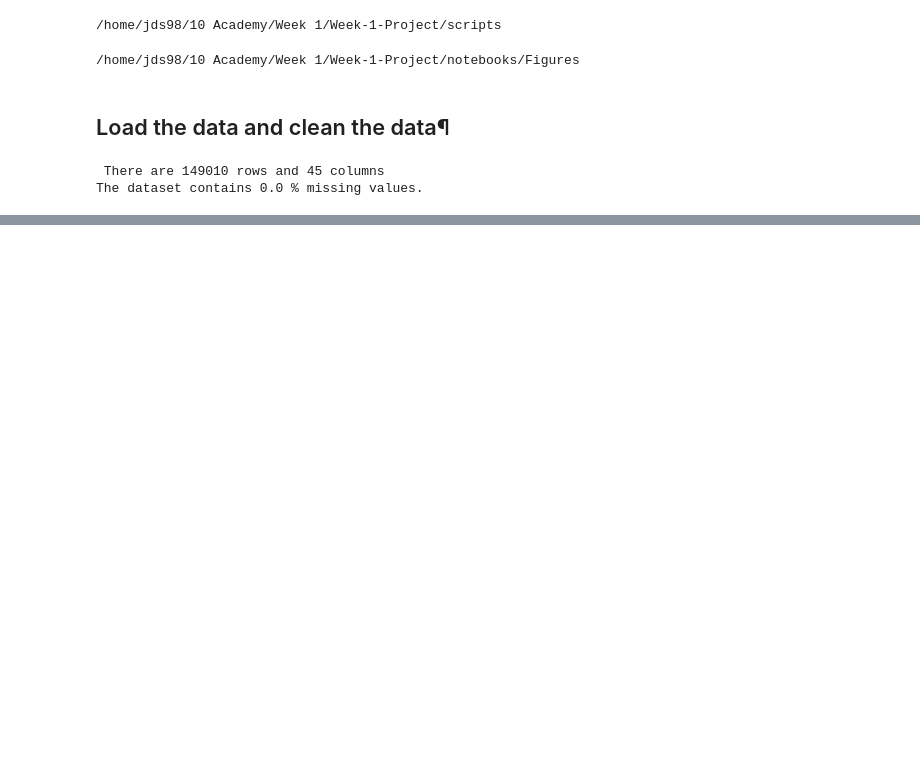
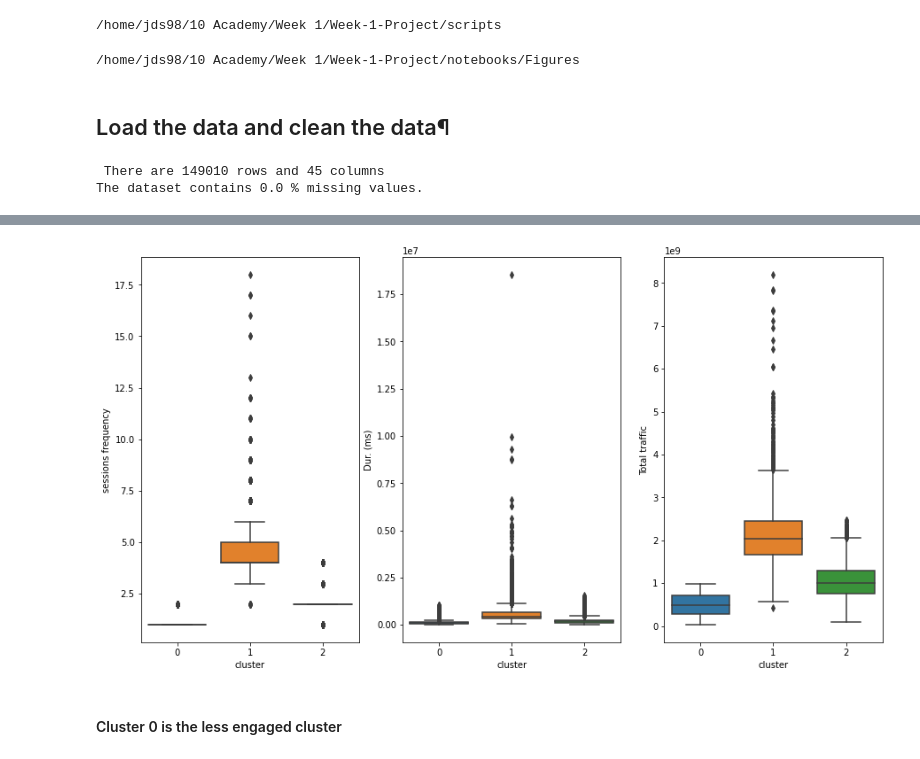
Before and after one commit to Josias-Ounsinli/Week-1-Project, a Jupyter notebook: notebooks/Satisfaction Analysis.ipynb, the cells around one changed output, grey strips where cells are left out. Saved outputs shown, nothing was run; the diff lists cells and outputs as text; code cells hidden in the pictures; blank space fills up the shorter version.

```diff
--- a/notebooks/Satisfaction Analysis.ipynb
+++ b/notebooks/Satisfaction Analysis.ipynb
@@ -39,0 +49,2 @@ The dataset contains 0.0 % missing values.
+# %%
+dfEng = pd.read_csv('Engagement metrics with cluster.csv')
@@ -39,0 +67,11 @@ The dataset contains 0.0 % missing values.
+# %%
+metrs = ['sessions frequency', 'Dur. (ms)', 'Total traffic']
+plt.figure(figsize=(15, 8))
+for i in range(len(metrs)):
+    plt.subplot(1, 3, i + 1)
+    sns.boxplot(x='cluster', y=metrs[i], data=dfEng)
+plt.show()
+# %% [output]
+[figure, added]
+# %% [markdown]
+#### Cluster 0 is the less engaged cluster
```
Also changed, not shown: parts of 84 cells of this notebook, 13 other files.
